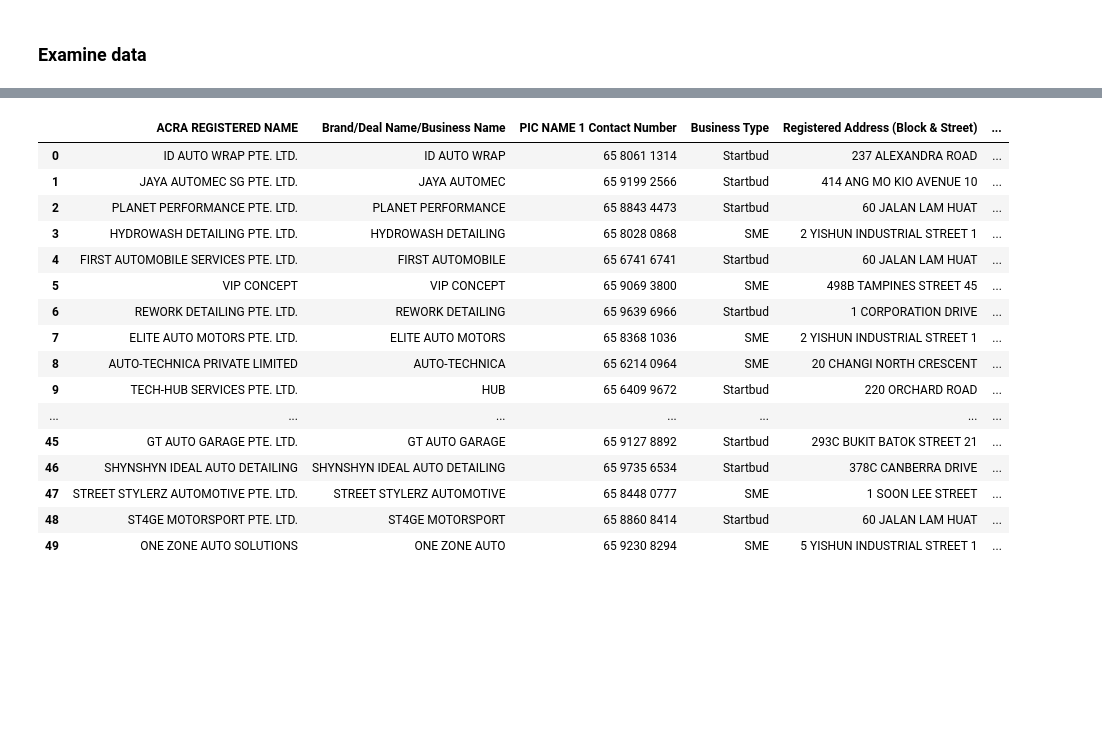
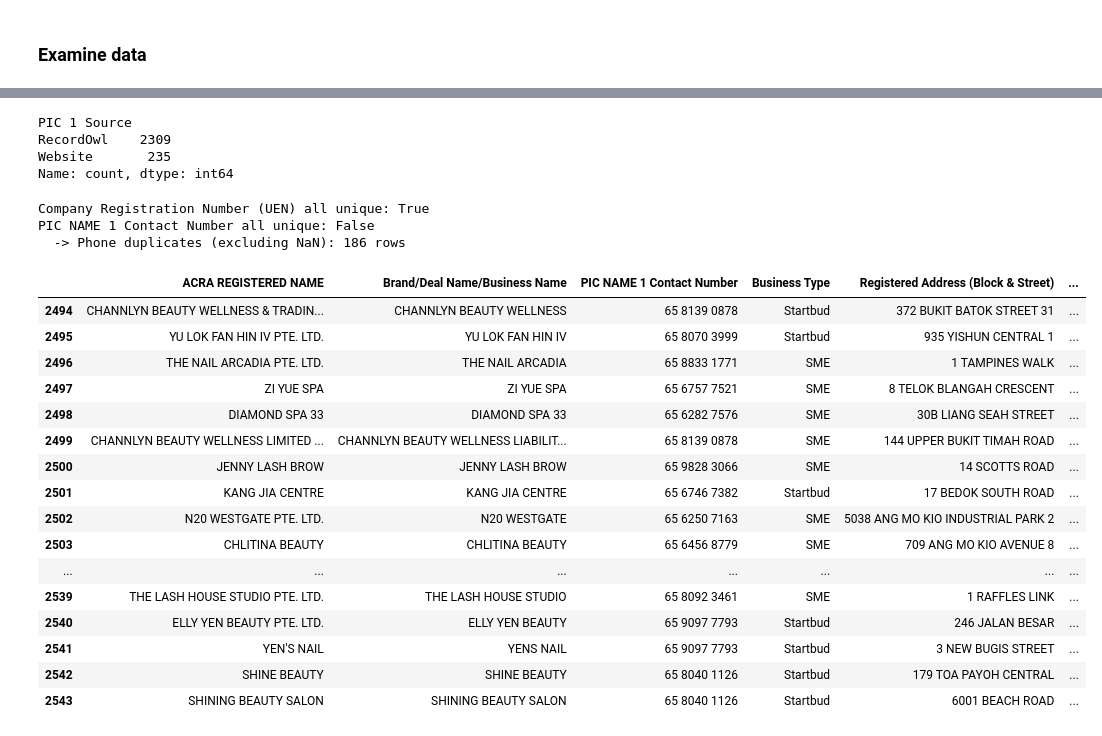
Before and after one commit to AzlieJohari57/Leads_Gen_Pipeline_V2, a Jupyter notebook: Lead_Gen_Pipeline_4.ipynb, the cells around one changed output, grey strips where cells are left out. Cells and saved outputs as stored; diff of their text form; code cells hidden in the pictures; blank space fills up the shorter version.

```diff
--- a/Lead_Gen_Pipeline_4.ipynb
+++ b/Lead_Gen_Pipeline_4.ipynb
@@ -20,3 +19,5 @@ Loaded 514 rows from ./Staging/Gold/carmotor_scrapped_2_data.parquet
+# %%
+New_Leads = Gold_Scrapped_Data_1.copy()
 # %%
 print(New_Leads.shape)
 print(New_Leads["UEN"].is_unique)
@@ -37,6 +41,7 @@ New_Leads.head(5)
 # %% [markdown]
 ### Restructure to MasterDB Format
 # %%
+import pandas as pd
 
 Fresh_Leads_format = pd.DataFrame(columns=[
     "ePOS Code",
@@ -73,8 +78,8 @@ Fresh_Leads_format = pd.DataFrame(columns=[
     "Planning Area",
     "Business Location Type",
     "Registered Address (Block & Street)",
-    "Registered Address  (Unit #)",
-    "Registered Address  (Postal code)",
+    "Registered Address (Unit #)",
+    "Registered Address (Postal code)",
     "Operational Address \n(Block & Street)",
     "Operational Address \n(Unit #)",
     "Operational Address \n(Postal Code)",
@@ -84,16 +89,19 @@ Fresh_Leads_format = pd.DataFrame(columns=[
     "PIC Name 1 Designation",
     "PIC NAME 1 Contact Number",
     "PIC 1 email address",
+    "PIC 1 Source",
     "First Name 2",
     "Last Name 2",
     "PIC Name 2 Designation",
     "PIC NAME 2 Contact Number",
     "PIC 2 email address",
+    "PIC 2 Source",
     "First Name 3",
     "Last Name 3",
     "PIC Name Designation 3",
     "PIC NAME 3 Contact Number",
     "PIC 3 email address",
+    "PIC 3 Source",
     "FB/Insta/Tik Tok/Linkedin Contact",
     "Current ePOS Client ?",
     "If ePOS Client, which product they are using?",
@@ -115,6 +123,7 @@ cols_map = {
     "Instagram": "Instagram URL",
     "TikTok": "Tik Tok URL",
     "LinkedIn": "Linkedin URL",
+    "PIC Source 1":"PIC 1 Source",
     "operational_address": "Operational Address \n(Block & Street)",
     "operational_unit": "Operational Address \n(Unit #)",
     "operational_postal_code": "Operational Address \n(Postal Code)",
@@ -486,14 +510,13 @@ Fresh_Leads_formatted['Date'] = Fresh_Leads_formatted['Date'].dt.strftime("%d,%m
 
 # fill specific columns with given values
 Fresh_Leads_formatted["Tele Sales or MR (For KPI - Internal)"] = "TeleSales"
-Fresh_Leads_formatted["Name of the Market Researcher"] = "Jasmin"
+Fresh_Leads_formatted["Name of the Market Researcher"] = "Hazim"
 Fresh_Leads_formatted["Original Source (Marketing)"] = "Offline Sources"
 Fresh_Leads_formatted["Marketing Source (Do not fill anything if the leads are from Hubspot, EPOS clients)"] = "Web Scrapping"
 Fresh_Leads_formatted["Is this deal part of the Gov List?"] = "Gov List"
 Fresh_Leads_formatted["Contact Number from Lusha?"] = "No"
 Fresh_Leads_formatted["Source from Market Researcher"] = [["ACRA", "Google Searches"]] * len(Fresh_Leads_formatted)
 Fresh_Leads_formatted["Business model"] = [["B2C", "Offline"]] * len(Fresh_Leads_formatted)
-Fresh_Leads_formatted["Contact Number from Lusha?"] = "No"
 # %% [markdown]
 ### Cleaning & Reformat
 # %%
@@ -806,30 +969,60 @@ Fresh_Leads_formatted.to_parquet("./Staging/Gold/cleaned_second_592.parquet", in
+# %%
+Fresh_Leads_formatted["PIC 1 Source"].value_counts(dropna=False)
+# %% [output]
+PIC 1 Source
+RecordOwl    2309
+Website       235
+Name: count, dtype: int64
+# %%
+# Check uniqueness for both columns
+uen_unique = Fresh_Leads_formatted["Company Registration Number (UEN)"].is_unique
+phone_unique = Fresh_Leads_formatted["PIC NAME 1 Contact Number"].is_unique
+
+print(f"Company Registration Number (UEN) all unique: {uen_unique}")
+print(f"PIC NAME 1 Contact Number all unique: {phone_unique}")
+
+# If not unique, show duplicate counts
+if not uen_unique:
+    uen_dups = Fresh_Leads_formatted["Company Registration Number (UEN)"].duplicated(keep=False).sum()
+    print(f"  -> UEN duplicates: {uen_dups} rows")
+
+if not phone_unique:
+    # Exclude NaN from duplicate check for phone
+    phone_non_null = Fresh_Leads_formatted[Fresh_Leads_formatted["PIC NAME 1 Contact Number"].notna()]
+    phone_dups = phone_non_null["PIC NAME 1 Contact Number"].duplicated(keep=False).sum()
+    print(f"  -> Phone duplicates (excluding NaN): {phone_dups} rows")
+# %% [output]
+Company Registration Number (UEN) all unique: True
+PIC NAME 1 Contact Number all unique: False
+  -> Phone duplicates (excluding NaN): 186 rows
 # %%
 x = Fresh_Leads_formatted[[
     "ACRA REGISTERED NAME",
     "Brand/Deal Name/Business Name",
     "PIC NAME 1 Contact Number",
     "Business Type",
     "Registered Address (Block & Street)",
-    "Registered Address  (Unit #)",
-    "Registered Address  (Postal code)",
+    "Registered Address (Unit #)",
+    "Registered Address (Postal code)",
     "Operational Address \n(Postal Code)",
+    "PIC 1 Source"
 ]]
-x.head(50)
+x.tail(50)
 # %% [output]
 |  | ACRA REGISTERED NAME | Brand/Deal Name/Business Name | PIC NAME 1 Contact Number | Business Type | Registered Address (Block & Street) | ... |
-| 0 | ID AUTO WRAP PTE. LTD. | ID AUTO WRAP | 65 8061 1314 | Startbud | 237 ALEXANDRA ROAD | ... |
-| 1 | JAYA AUTOMEC SG PTE. LTD. | JAYA AUTOMEC | 65 9199 2566 | Startbud | 414 ANG MO KIO AVENUE 10 | ... |
-| 2 | PLANET PERFORMANCE PTE. LTD. | PLANET PERFORMANCE | 65 8843 4473 | Startbud | 60 JALAN LAM HUAT | ... |
-| 3 | HYDROWASH DETAILING PTE. LTD. | HYDROWASH DETAILING | 65 8028 0868 | SME | 2 YISHUN INDUSTRIAL STREET 1 | ... |
-| 4 | FIRST AUTOMOBILE SERVICES PTE. LTD. | FIRST AUTOMOBILE | 65 6741 6741 | Startbud | 60 JALAN LAM HUAT | ... |
-| 5 | VIP CONCEPT | VIP CONCEPT | 65 9069 3800 | SME | 498B TAMPINES STREET 45 | ... |
-| 6 | REWORK DETAILING PTE. LTD. | REWORK DETAILING | 65 9639 6966 | Startbud | 1 CORPORATION DRIVE | ... |
-| 7 | ELITE AUTO MOTORS PTE. LTD. | ELITE AUTO MOTORS | 65 8368 1036 | SME | 2 YISHUN INDUSTRIAL STREET 1 | ... |
-| 8 | AUTO-TECHNICA PRIVATE LIMITED | AUTO-TECHNICA | 65 6214 0964 | SME | 20 CHANGI NORTH CRESCENT | ... |
-| 9 | TECH-HUB SERVICES PTE. LTD. | HUB | 65 6409 9672 | Startbud | 220 ORCHARD ROAD | ... |
+| 2494 | CHANNLYN BEAUTY WELLNESS & TRADIN... | CHANNLYN BEAUTY WELLNESS | 65 8139 0878 | Startbud | 372 BUKIT BATOK STREET 31 | ... |
+| 2495 | YU LOK FAN HIN IV PTE. LTD. | YU LOK FAN HIN IV | 65 8070 3999 | Startbud | 935 YISHUN CENTRAL 1 | ... |
+| 2496 | THE NAIL ARCADIA PTE. LTD. | THE NAIL ARCADIA | 65 8833 1771 | SME | 1 TAMPINES WALK | ... |
+| 2497 | ZI YUE SPA | ZI YUE SPA | 65 6757 7521 | SME | 8 TELOK BLANGAH CRESCENT | ... |
+| 2498 | DIAMOND SPA 33 | DIAMOND SPA 33 | 65 6282 7576 | SME | 30B LIANG SEAH STREET | ... |
+| 2499 | CHANNLYN BEAUTY WELLNESS LIMITED ... | CHANNLYN BEAUTY WELLNESS LIABILIT... | 65 8139 0878 | SME | 144 UPPER BUKIT TIMAH ROAD | ... |
+| 2500 | JENNY LASH BROW | JENNY LASH BROW | 65 9828 3066 | SME | 14 SCOTTS ROAD | ... |
+| 2501 | KANG JIA CENTRE | KANG JIA CENTRE | 65 6746 7382 | Startbud | 17 BEDOK SOUTH ROAD | ... |
+| 2502 | N20 WESTGATE PTE. LTD. | N20 WESTGATE | 65 6250 7163 | SME | 5038 ANG MO KIO INDUSTRIAL PARK 2 | ... |
+| 2503 | CHLITINA BEAUTY | CHLITINA BEAUTY | 65 6456 8779 | SME | 709 ANG MO KIO AVENUE 8 | ... |
 | ... | ... | ... | ... | ... | ... | ... |
-| 45 | GT AUTO GARAGE PTE. LTD. | GT AUTO GARAGE | 65 9127 8892 | Startbud | 293C BUKIT BATOK STREET 21 | ... |
-| 46 | SHYNSHYN IDEAL AUTO DETAILING | SHYNSHYN IDEAL AUTO DETAILING | 65 9735 6534 | Startbud | 378C CANBERRA DRIVE | ... |
-| 47 | STREET STYLERZ AUTOMOTIVE PTE. LTD. | STREET STYLERZ AUTOMOTIVE | 65 8448 0777 | SME | 1 SOON LEE STREET | ... |
-| 48 | ST4GE MOTORSPORT PTE. LTD. | ST4GE MOTORSPORT | 65 8860 8414 | Startbud | 60 JALAN LAM HUAT | ... |
-| 49 | ONE ZONE AUTO SOLUTIONS | ONE ZONE AUTO | 65 9230 8294 | SME | 5 YISHUN INDUSTRIAL STREET 1 | ... |
+| 2539 | THE LASH HOUSE STUDIO PTE. LTD. | THE LASH HOUSE STUDIO | 65 8092 3461 | SME | 1 RAFFLES LINK | ... |
+| 2540 | ELLY YEN BEAUTY PTE. LTD. | ELLY YEN BEAUTY | 65 9097 7793 | Startbud | 246 JALAN BESAR | ... |
+| 2541 | YEN'S NAIL | YENS NAIL | 65 9097 7793 | Startbud | 3 NEW BUGIS STREET | ... |
+| 2542 | SHINE BEAUTY | SHINE BEAUTY | 65 8040 1126 | Startbud | 179 TOA PAYOH CENTRAL | ... |
+| 2543 | SHINING BEAUTY SALON | SHINING BEAUTY SALON | 65 8040 1126 | Startbud | 6001 BEACH ROAD | ... |
```
Also changed, not shown: parts of 16 cells of this notebook, 52 other files.
